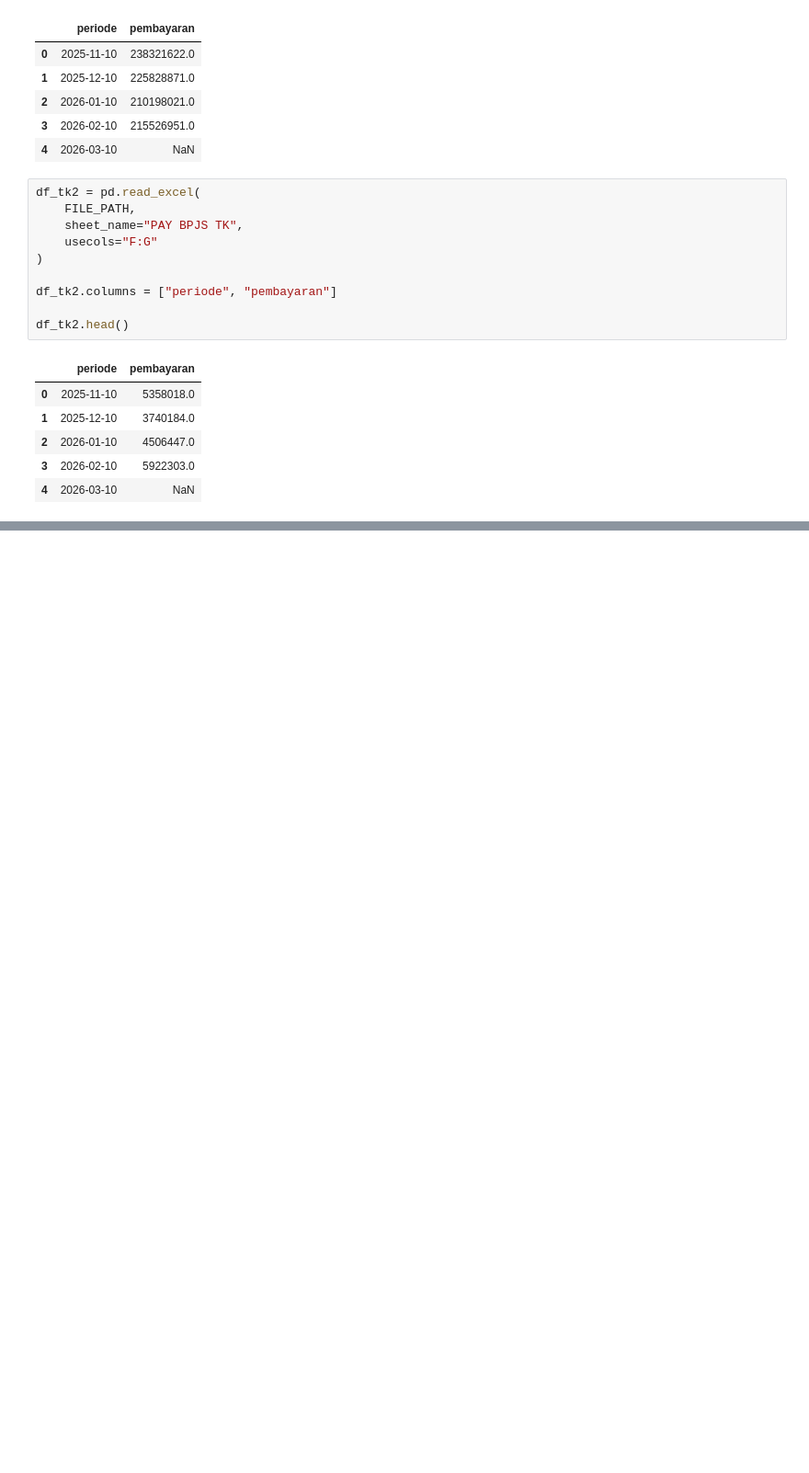
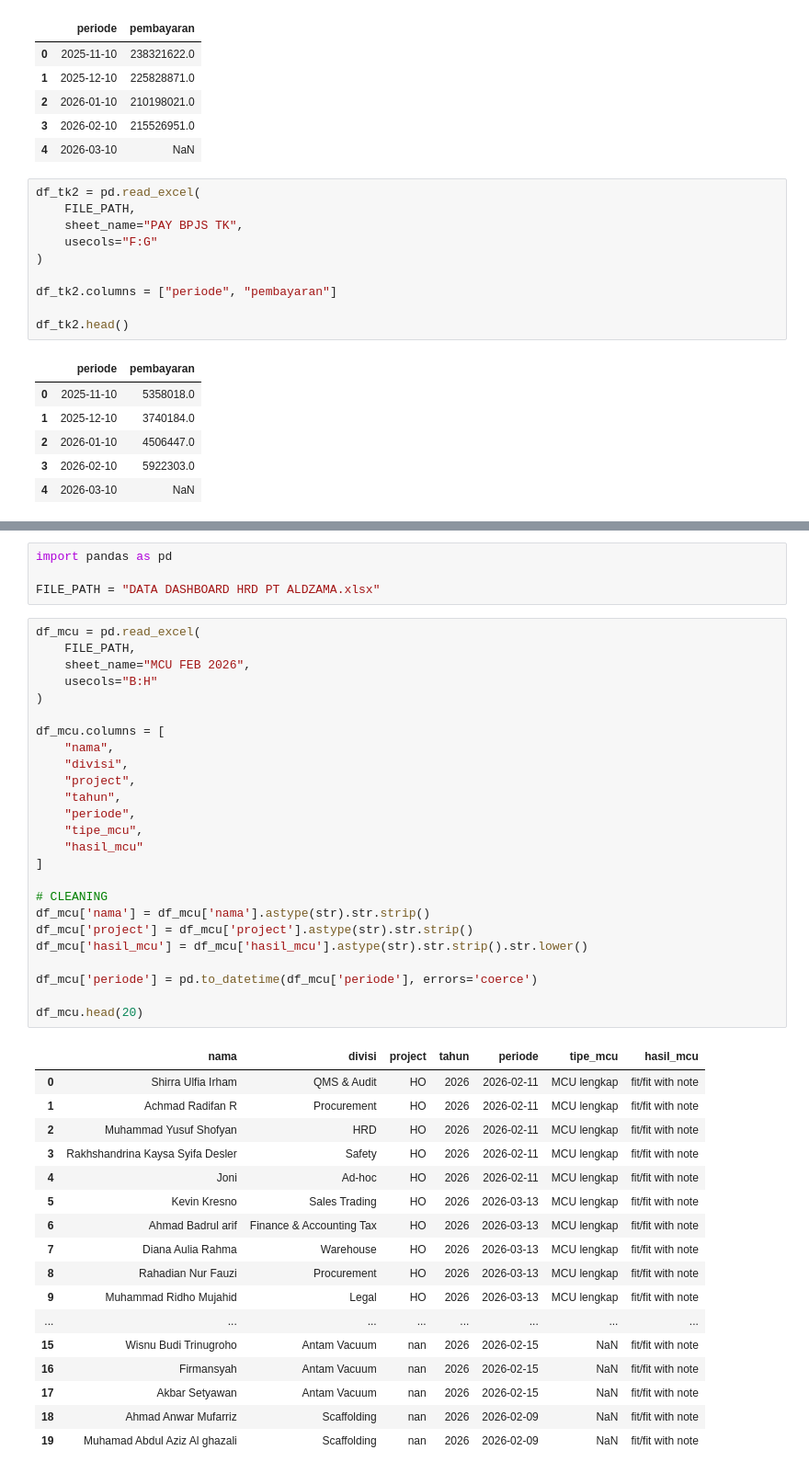
Before and after one commit to AryaaaSyaifuddin/Data-HR-for-Dashboard, a Jupyter notebook: test_data.ipynb, the cells around one changed output, grey strips where cells are left out. Shown at 92% size. Drawn from its saved outputs; the diff is of its cells as text; blank space fills up the shorter version.

```diff
--- a/test_data.ipynb
+++ b/test_data.ipynb
@@ -406,0 +489,47 @@ df_tk2.head()
+# %%
+import pandas as pd
+
+FILE_PATH = "DATA DASHBOARD HRD PT ALDZAMA.xlsx"
+# %%
+df_mcu = pd.read_excel(
+    FILE_PATH,
+    sheet_name="MCU FEB 2026",
+    usecols="B:H"
+)
+
+df_mcu.columns = [
+    "nama",
+    "divisi",
+    "project",
+    "tahun",
+    "periode",
+    "tipe_mcu",
+    "hasil_mcu"
+]
+
+# CLEANING
+df_mcu['nama'] = df_mcu['nama'].astype(str).str.strip()
+df_mcu['project'] = df_mcu['project'].astype(str).str.strip()
+df_mcu['hasil_mcu'] = df_mcu['hasil_mcu'].astype(str).str.strip().str.lower()
+
+df_mcu['periode'] = pd.to_datetime(df_mcu['periode'], errors='coerce')
+
+df_mcu.head(20)
+# %% [output]
+|  | nama | divisi | project | tahun | periode | tipe_mcu | hasil_mcu |
+| 0 | Shirra Ulfia Irham | QMS & Audit | HO | 2026 | 2026-02-11 | MCU lengkap | fit/fit with note |
+| 1 | Achmad Radifan R | Procurement | HO | 2026 | 2026-02-11 | MCU lengkap | fit/fit with note |
+| 2 | Muhammad Yusuf Shofyan | HRD | HO | 2026 | 2026-02-11 | MCU lengkap | fit/fit with note |
+| 3 | Rakhshandrina Kaysa Syifa Desler | Safety | HO | 2026 | 2026-02-11 | MCU lengkap | fit/fit with note |
+| 4 | Joni | Ad-hoc | HO | 2026 | 2026-02-11 | MCU lengkap | fit/fit with note |
+| 5 | Kevin Kresno | Sales Trading | HO | 2026 | 2026-03-13 | MCU lengkap | fit/fit with note |
+| 6 | Ahmad Badrul arif | Finance & Accounting Tax | HO | 2026 | 2026-03-13 | MCU lengkap | fit/fit with note |
+| 7 | Diana Aulia Rahma | Warehouse | HO | 2026 | 2026-03-13 | MCU lengkap | fit/fit with note |
+| 8 | Rahadian Nur Fauzi | Procurement | HO | 2026 | 2026-03-13 | MCU lengkap | fit/fit with note |
+| 9 | Muhammad Ridho Mujahid | Legal | HO | 2026 | 2026-03-13 | MCU lengkap | fit/fit with note |
+| ... | ... | ... | ... | ... | ... | ... | ... |
+| 15 | Wisnu Budi Trinugroho | Antam Vacuum | nan | 2026 | 2026-02-15 | NaN | fit/fit with note |
+| 16 | Firmansyah | Antam Vacuum | nan | 2026 | 2026-02-15 | NaN | fit/fit with note |
+| 17 | Akbar Setyawan | Antam Vacuum | nan | 2026 | 2026-02-15 | NaN | fit/fit with note |
+| 18 | Ahmad Anwar Mufarriz | Scaffolding | nan | 2026 | 2026-02-09 | NaN | fit/fit with note |
+| 19 | Muhamad Abdul Aziz Al ghazali | Scaffolding | nan | 2026 | 2026-02-09 | NaN | fit/fit with note |
```
Also changed, not shown: parts of 8 cells of this notebook, 2 other files.
